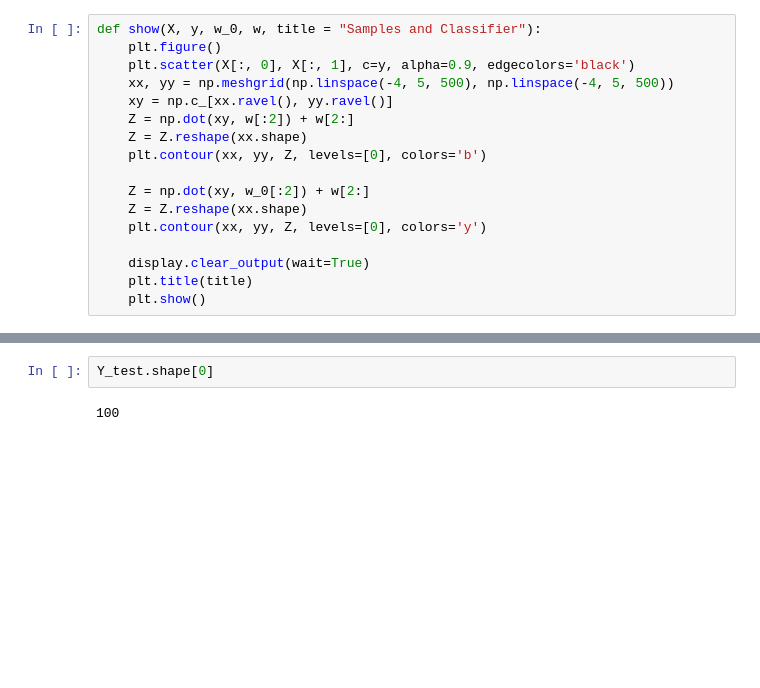
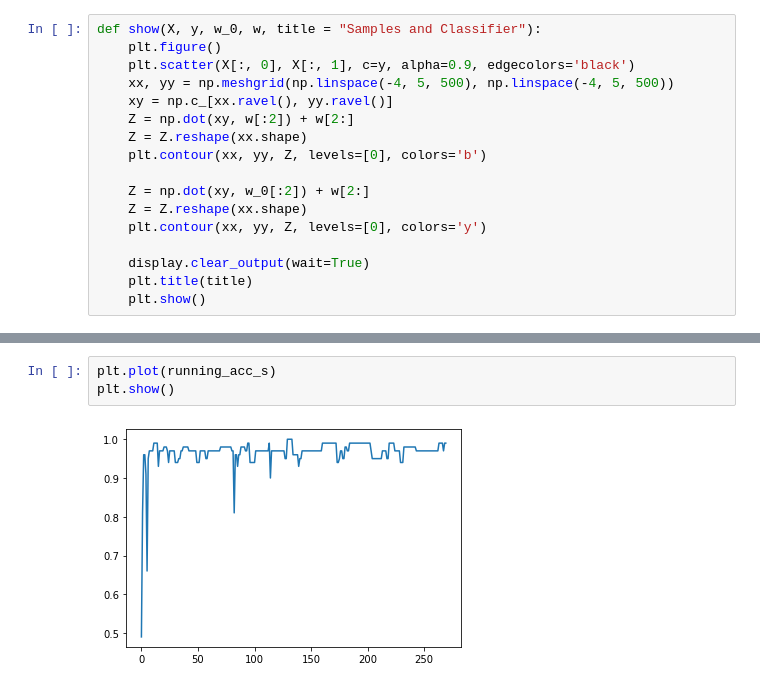
Before and after one commit to Aplacaca/Digital_Image_Processing_Course_Project, a Jupyter notebook: perceptron.ipynb, the cells around one changed output, grey strips where cells are left out. Saved outputs shown, nothing was run; the diff lists cells and outputs as text; blank space fills up the shorter version.

```diff
--- a/perceptron.ipynb
+++ b/perceptron.ipynb
@@ -144,4 +136,5 @@ array([0.98])
-# %%
-Y_test.shape[0]
-# %% [output]
-100
+# %%
+plt.plot(running_acc_s)
+plt.show()
+# %% [output]
+[figure, added]
```
Also changed, not shown: parts of 7 cells of this notebook.
